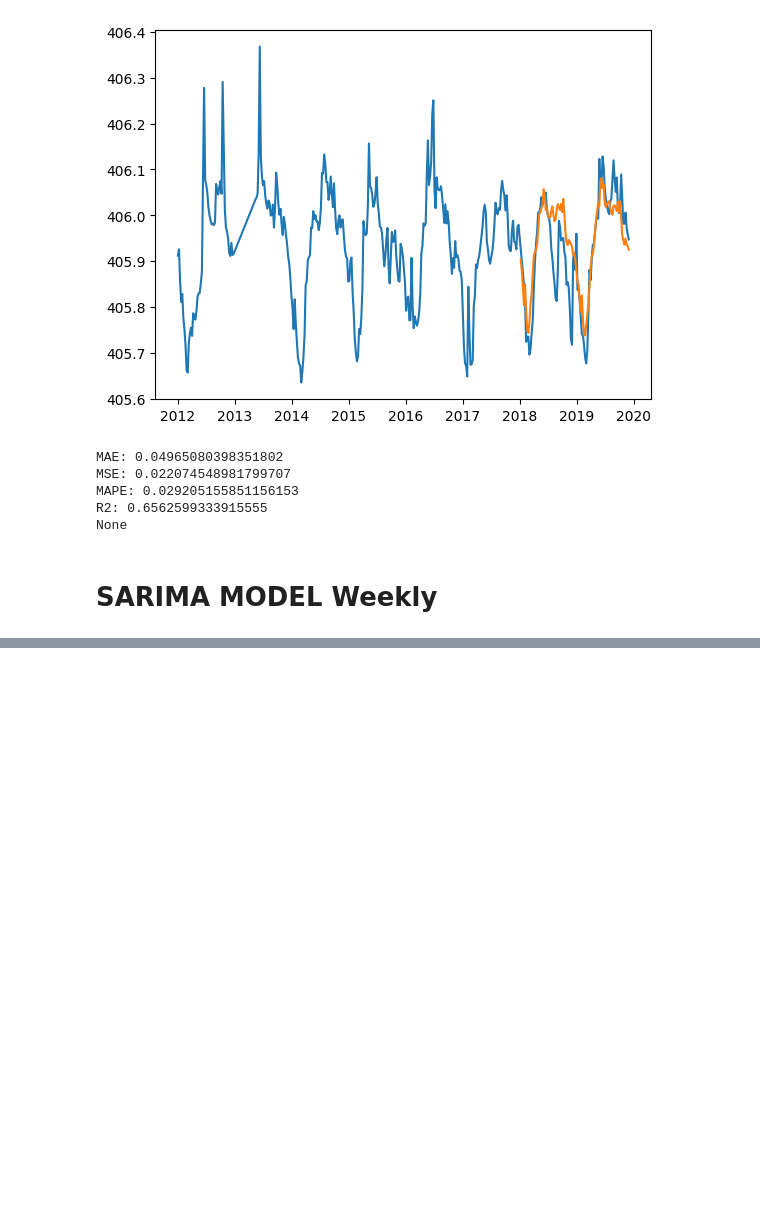
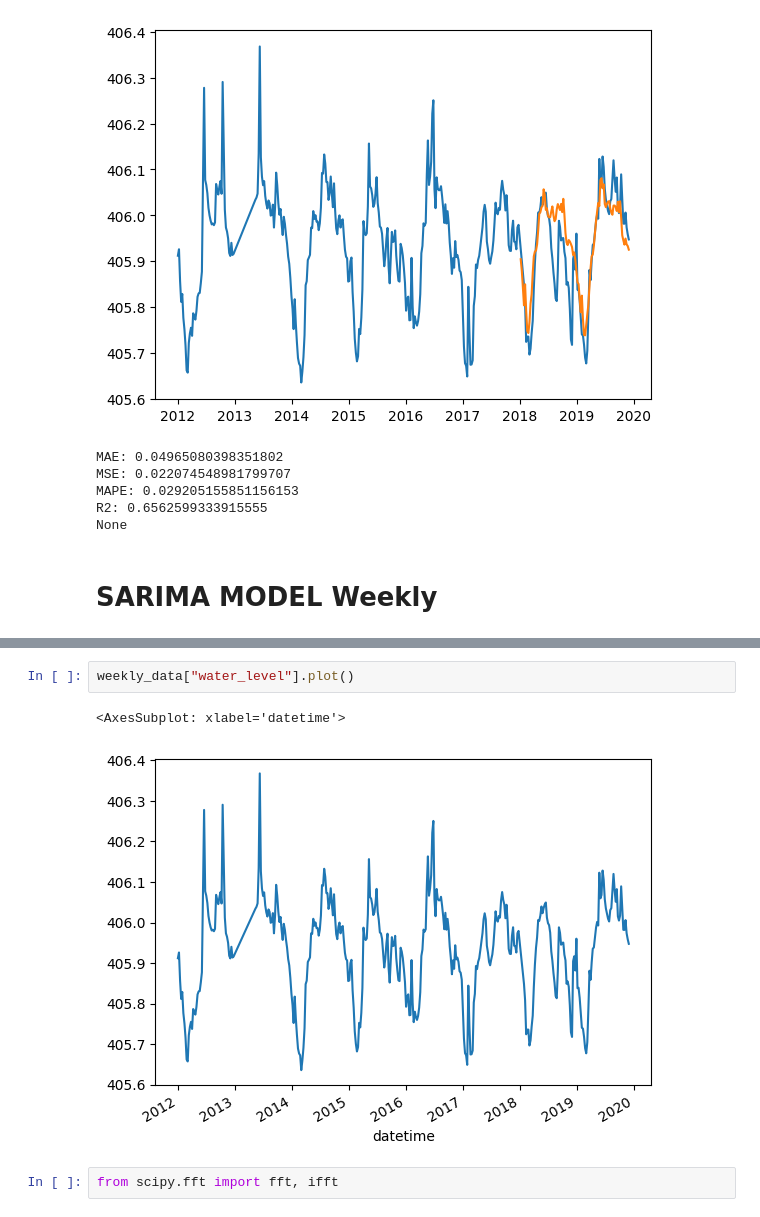
Before and after one commit to kaebry/DSF, a Jupyter notebook: Code/Arima_neptun.ipynb, the cells around one changed output, grey strips where cells are left out. Cells and saved outputs as stored; diff of their text form; blank space fills up the shorter version.

```diff
--- a/Code/Arima_neptun.ipynb
+++ b/Code/Arima_neptun.ipynb
@@ -503,0 +510,7 @@ None
+# %%
+weekly_data["water_level"].plot()
+# %% [output]
+<AxesSubplot: xlabel='datetime'>
+[figure, added]
+# %%
+from scipy.fft import fft, ifft
```
Also changed, not shown: parts of 7 cells of this notebook.
